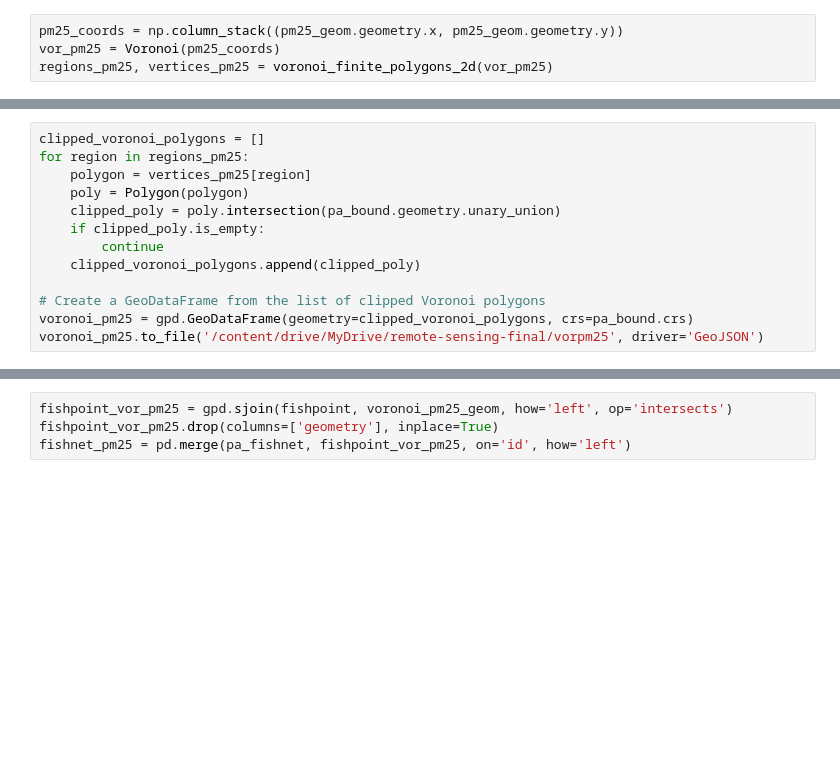
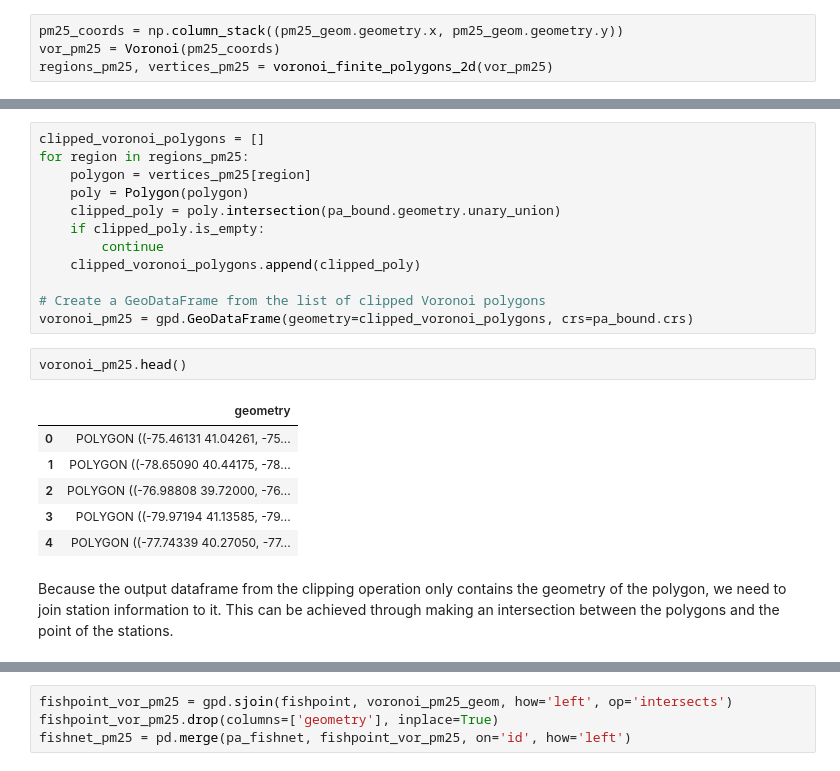
Before and after one commit to emilyzhou112/MUSA6500-Pennsylvania-CRD, a Jupyter notebook: code/PA-CRD-2024.ipynb, the cells around one changed output, grey strips where cells are left out. Saved outputs shown, nothing was run; the diff lists cells and outputs as text; blank space fills up the shorter version.

```diff
--- a/code/PA-CRD-2024.ipynb
+++ b/code/PA-CRD-2024.ipynb
@@ -1091,7 +1126,17 @@ for region in regions_pm25:
 
 # Create a GeoDataFrame from the list of clipped Voronoi polygons
 voronoi_pm25 = gpd.GeoDataFrame(geometry=clipped_voronoi_polygons, crs=pa_bound.crs)
-voronoi_pm25.to_file('/content/drive/MyDrive/remote-sensing-final/vorpm25', driver='GeoJSON')
+# %%
+voronoi_pm25.head()
+# %% [output]
+|  | geometry |
+| 0 | POLYGON ((-75.46131 41.04261, -75... |
+| 1 | POLYGON ((-78.65090 40.44175, -78... |
+| 2 | POLYGON ((-76.98808 39.72000, -76... |
+| 3 | POLYGON ((-79.97194 41.13585, -79... |
+| 4 | POLYGON ((-77.74339 40.27050, -77... |
+# %% [markdown]
+Because the output dataframe from the clipping operation only contains the geometry of the polygon, we need to join station information to it. This can be achieved through making an intersection between the polygons and the point of the stations.
 # %%
 voronoi_pm25_geom = gpd.sjoin(voronoi_pm25,pm25_geom, op='intersects')
 voronoi_pm25_geom.drop(columns=['index_right', 'Latitude', 'Longitude'], inplace=True)
```
Also changed, not shown: parts of 21 cells of this notebook.
